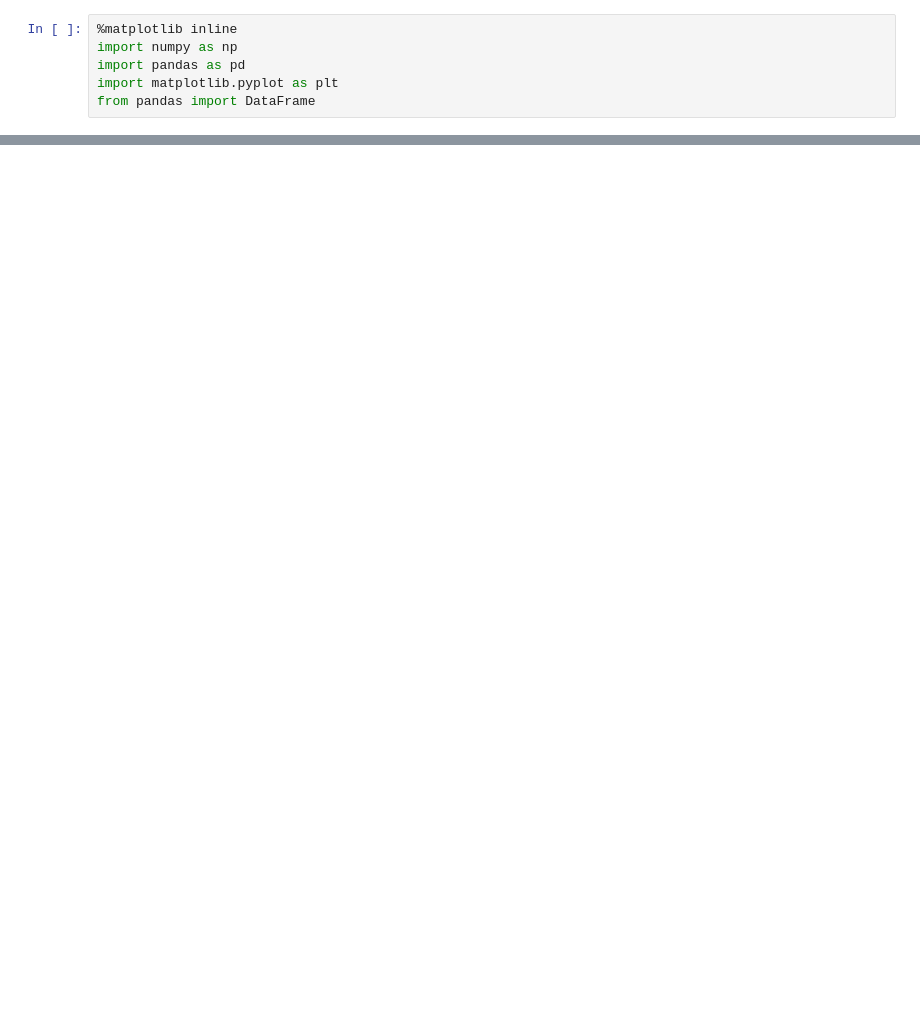
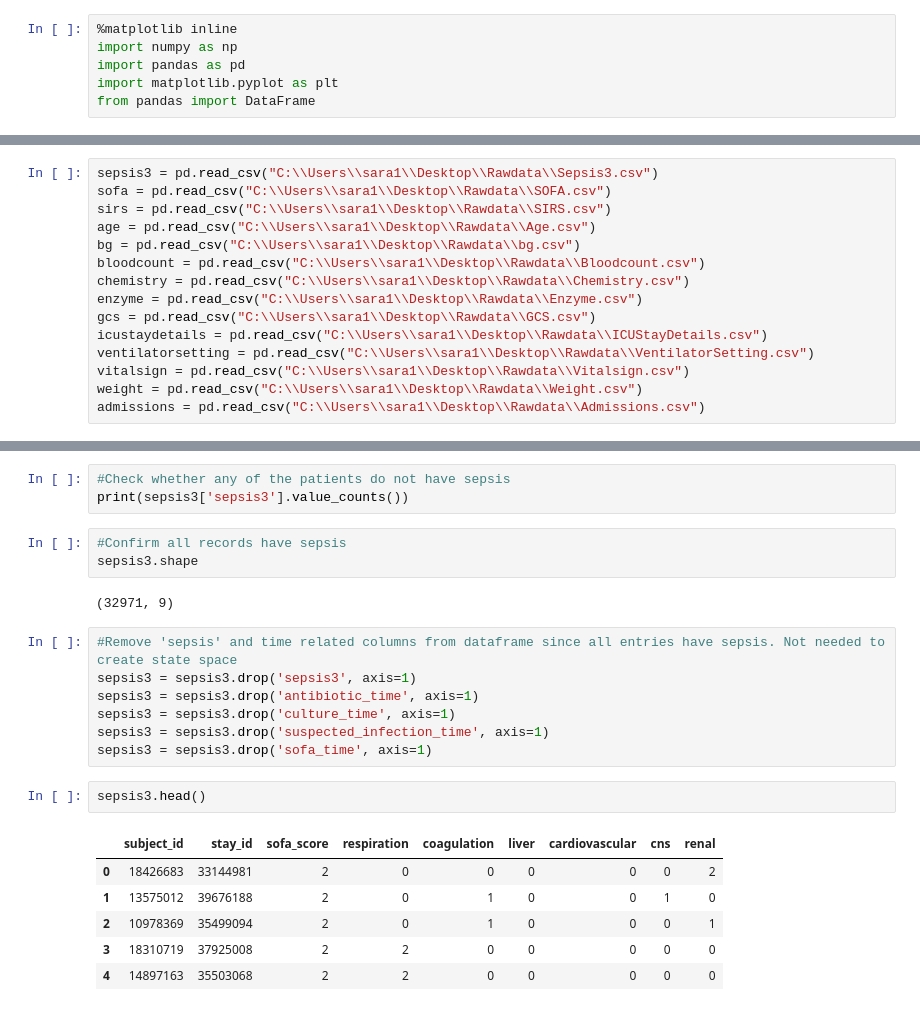
Before and after one commit to saravananmohan1408/MIMIC, a Jupyter notebook: Capstone Data pre-processing Ver 1.ipynb, the cells around one changed output, grey strips where cells are left out. Saved outputs shown, nothing was run; the diff lists cells and outputs as text; blank space fills up the shorter version.

```diff
--- a/Capstone Data pre-processing Ver 1.ipynb
+++ b/Capstone Data pre-processing Ver 1.ipynb
@@ -63,0 +7,15 @@ pre = pd.merge(icustays, inputevents, on='stay_id')
+# %%
+sepsis3 = pd.read_csv("C:\\Users\\sara1\\Desktop\\Rawdata\\Sepsis3.csv")
+sofa = pd.read_csv("C:\\Users\\sara1\\Desktop\\Rawdata\\SOFA.csv")
+sirs = pd.read_csv("C:\\Users\\sara1\\Desktop\\Rawdata\\SIRS.csv")
+age = pd.read_csv("C:\\Users\\sara1\\Desktop\\Rawdata\\Age.csv")
+bg = pd.read_csv("C:\\Users\\sara1\\Desktop\\Rawdata\\bg.csv")
+bloodcount = pd.read_csv("C:\\Users\\sara1\\Desktop\\Rawdata\\Bloodcount.csv")
+chemistry = pd.read_csv("C:\\Users\\sara1\\Desktop\\Rawdata\\Chemistry.csv")
+enzyme = pd.read_csv("C:\\Users\\sara1\\Desktop\\Rawdata\\Enzyme.csv")
+gcs = pd.read_csv("C:\\Users\\sara1\\Desktop\\Rawdata\\GCS.csv")
+icustaydetails = pd.read_csv("C:\\Users\\sara1\\Desktop\\Rawdata\\ICUStayDetails.csv")
+ventilatorsetting = pd.read_csv("C:\\Users\\sara1\\Desktop\\Rawdata\\VentilatorSetting.csv")
+vitalsign = pd.read_csv("C:\\Users\\sara1\\Desktop\\Rawdata\\Vitalsign.csv")
+weight = pd.read_csv("C:\\Users\\sara1\\Desktop\\Rawdata\\Weight.csv")
+admissions = pd.read_csv("C:\\Users\\sara1\\Desktop\\Rawdata\\Admissions.csv")
@@ -63,0 +31,24 @@ pre = pd.merge(icustays, inputevents, on='stay_id')
+# %%
+#Check whether any of the patients do not have sepsis
+print(sepsis3['sepsis3'].value_counts())
+# %%
+#Confirm all records have sepsis
+sepsis3.shape
+# %% [output]
+(32971, 9)
+# %%
+#Remove 'sepsis' and time related columns from dataframe since all entries have sepsis. Not needed to create state space
+sepsis3 = sepsis3.drop('sepsis3', axis=1)
+sepsis3 = sepsis3.drop('antibiotic_time', axis=1)
+sepsis3 = sepsis3.drop('culture_time', axis=1)
+sepsis3 = sepsis3.drop('suspected_infection_time', axis=1)
+sepsis3 = sepsis3.drop('sofa_time', axis=1)
+# %%
+sepsis3.head()
+# %% [output]
+|  | subject_id | stay_id | sofa_score | respiration | coagulation | liver | cardiovascular | cns | renal |
+| 0 | 18426683 | 33144981 | 2 | 0 | 0 | 0 | 0 | 0 | 2 |
+| 1 | 13575012 | 39676188 | 2 | 0 | 1 | 0 | 0 | 1 | 0 |
+| 2 | 10978369 | 35499094 | 2 | 0 | 1 | 0 | 0 | 0 | 1 |
+| 3 | 18310719 | 37925008 | 2 | 2 | 0 | 0 | 0 | 0 | 0 |
+| 4 | 14897163 | 35503068 | 2 | 2 | 0 | 0 | 0 | 0 | 0 |
```
Also changed, not shown: parts of 108 cells of this notebook.
